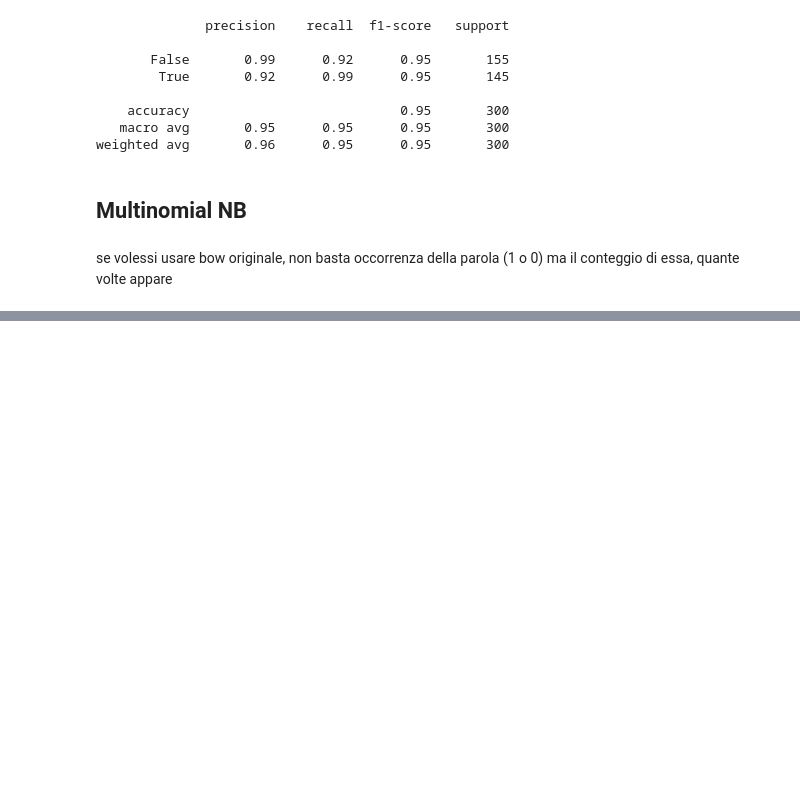
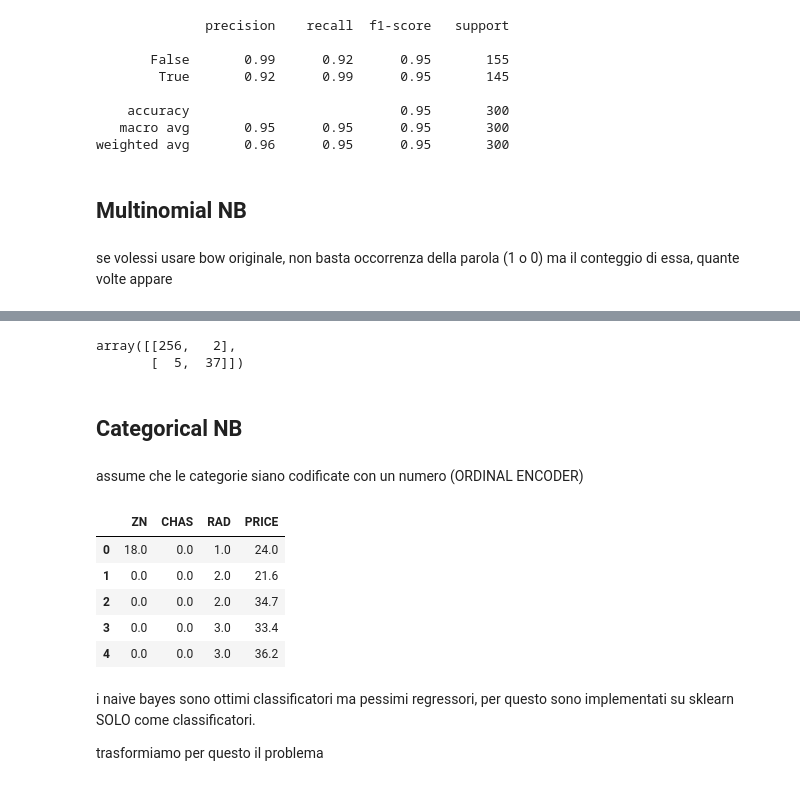
Before and after one commit to adanfindo/ProAI, a Jupyter notebook: AI_developer/Naive_Bayes.ipynb, the cells around one changed output, grey strips where cells are left out. Saved outputs shown, nothing was run; the diff lists cells and outputs as text; code cells hidden in the pictures; blank space fills up the shorter version.

Commit message:
start ex naive bayes

```diff
--- a/AI_developer/Naive_Bayes.ipynb
+++ b/AI_developer/Naive_Bayes.ipynb
@@ -294,0 +427,20 @@ se volessi usare bow originale, non basta occorrenza della parola (1 o 0) ma il
+# %%
+confusion_matrix(y_test_compl, mnb.predict(X_test_compl))
+# %% [output]
+array([[256,   2],
+       [  5,  37]])
+# %% [markdown]
+## Categorical NB
+# %% [markdown]
+assume che le categorie siano codificate con un numero (ORDINAL ENCODER)
+# %%
+BASE_URL = 'https://raw.githubusercontent.com/ProfAI/machine-learning-fondamenti/refs/heads/main/datasets/housing.csv'
+df = pd.read_csv(BASE_URL, usecols=['ZN', 'CHAS', 'RAD', 'PRICE'])
+df.head()
+# %% [output]
+|  | ZN | CHAS | RAD | PRICE |
+| 0 | 18.0 | 0.0 | 1.0 | 24.0 |
+| 1 | 0.0 | 0.0 | 2.0 | 21.6 |
+| 2 | 0.0 | 0.0 | 2.0 | 34.7 |
+| 3 | 0.0 | 0.0 | 3.0 | 33.4 |
+| 4 | 0.0 | 0.0 | 3.0 | 36.2 |
@@ -294,0 +449,4 @@ se volessi usare bow originale, non basta occorrenza della parola (1 o 0) ma il
+# %% [markdown]
+i naive bayes sono ottimi classificatori ma pessimi regressori, per questo sono implementati su sklearn SOLO come classificatori. <br>
+
+trasformiamo per questo il problema
```
Also changed, not shown: parts of 46 cells of this notebook, 2 other files.
